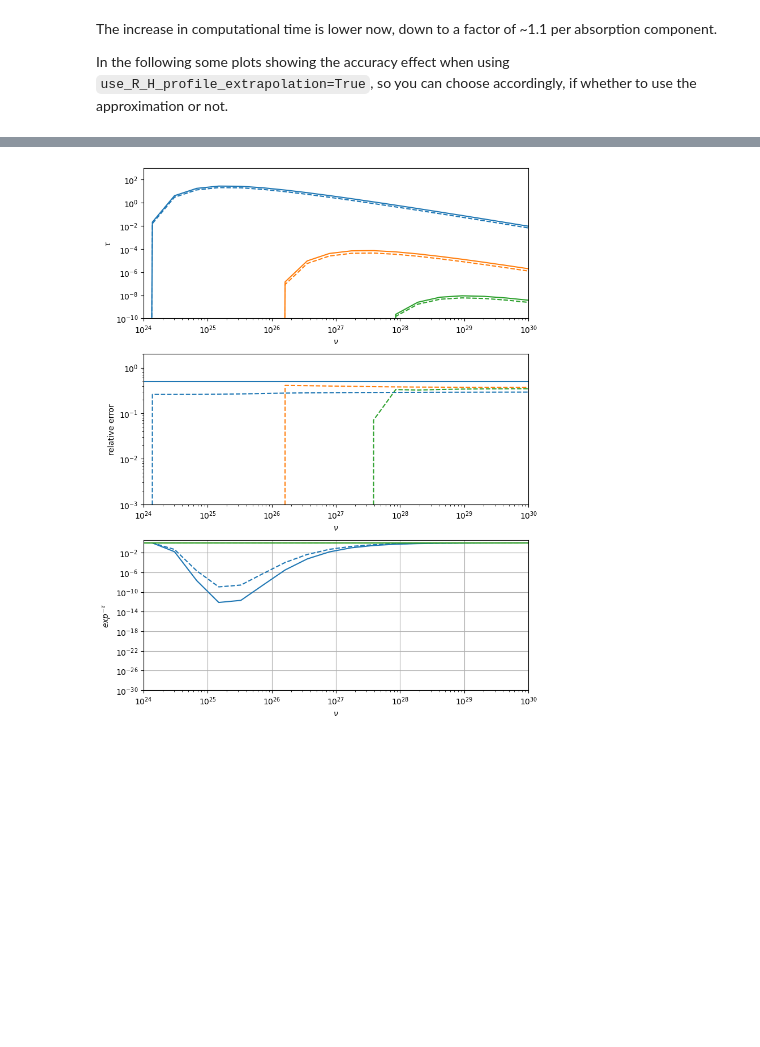
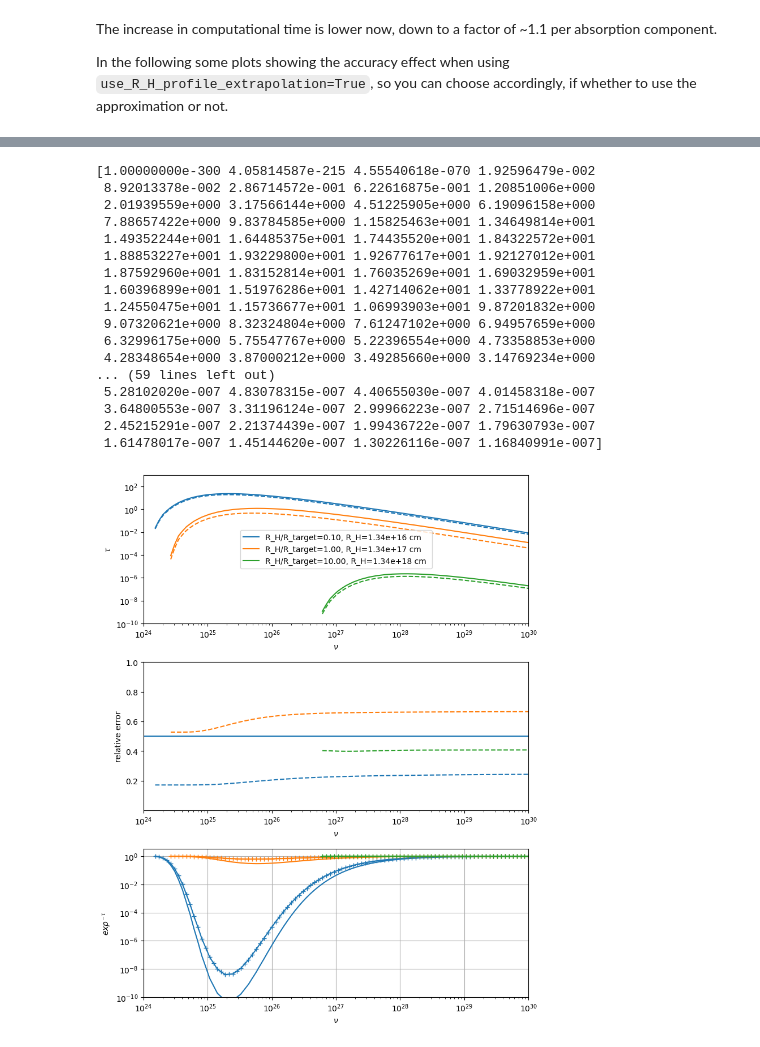
Before and after one commit to andreatramacere/jetset, a Jupyter notebook: doc/documentation_notebooks/notebooks/internal_abs/int_abs.ipynb, the cells around one changed output, grey strips where cells are left out. Cells and saved outputs as stored; diff of their text form; code cells hidden in the pictures; blank space fills up the shorter version.

```diff
--- a/doc/documentation_notebooks/notebooks/internal_abs/int_abs.ipynb
+++ b/doc/documentation_notebooks/notebooks/internal_abs/int_abs.ipynb
@@ -286,53 +289,71 @@ from matplotlib import pylab as plt
 jetset_model.parameters.tau_BLR.val=0.1
 #jetset_model.parameters.T_DT.val=1000
 fig,axs=plt.subplots(3,1,figsize=(8,10))
-R_BLR=jetset_model.parameters.R_BLR_out.val
+R_BLR=jetset_model.parameters.R_BLR_in.val
 colors = ['C0','C1','C2']
 comp='BLR'
 jetset_model.enable_internal_absorption(comp,N_R_H=50,N_theta=50,N_soft=50,N_hard=50,use_R_H_profile_extrapolation=False)
-nu_tau=np.logspace(np.log10(jetset_model._internal_absorption_comp[comp]['pars']['nu_min']),30,30)
-for ID,f in enumerate([0.1,5,30]):
+nu_hard_min=1E24
+nu_tau=np.logspace(np.log10(nu_hard_min),30,100)
+for ID,f in enumerate([.1,1,10]):
     jetset_model.parameters.R_H.val=R_BLR*f
     jetset_model.eval()
     jetset_model.enable_internal_absorption(comp,N_R_H=50,N_theta=50,N_soft=50,N_hard=50,use_R_H_profile_extrapolation=False)
     y,x=jetset_model.eval_internal_absorption(comp=comp,peak=False,nu=nu_tau)
 
     x=x*u.Hz
+    msk=y>1E-10
 
-    axs[0].loglog( x,y,c=colors[ID])
+    axs[0].loglog( x[msk],y[msk],c=colors[ID],label='R_H/R_target=%2.2f, R_H=%2.2e cm '%(f,jetset_model.parameters.R_H.val))
 
     jetset_model.enable_internal_absorption(comp,N_R_H=50,N_theta=50,N_soft=50,N_hard=50,use_R_H_profile_extrapolation=True,use_sigma_gamma_gamma_fast=False)
     y1,x=jetset_model.eval_internal_absorption(comp=comp,peak=False,nu=nu_tau)
     x=x*u.Hz
-    msk=y>1E-10
-    axs[0].loglog( x ,y1 ,'--',c=colors[ID])
+    axs[0].loglog( x[msk] ,y1[msk] ,'--',c=colors[ID])
+    print(y1)
+    axs[1].semilogx( x[msk],np.fabs(y1[msk] -y [msk])/y[msk],'--',c=colors[ID])
 
-    axs[1].loglog( x,np.fabs(y1 -y )/y,'--',c=colors[ID])
-
-    axs[2].loglog( x,np.exp(-y),'-',c=colors[ID])
-    axs[2].loglog( x,np.exp(-y1),'--',c=colors[ID])
-axs[0].set_xlim(1E24,1E30)
-
-axs[1].set_xlim(1E24,1E30)
-axs[2].set_xlim(1E24,1E30)
-
+    axs[2].loglog( x[msk],np.exp(-y[msk]),'-',c=colors[ID])
+    axs[2].loglog( x[msk],np.exp(-y1[msk]),'-+',c=colors[ID])
+    x_min=min(nu_hard_min,x[msk].value.min()/2)
+axs[0].set_xlim(x_min,1E30)
+axs[1].set_xlim(x_min,1E30)
+axs[2].set_xlim(x_min,1E30)
+axs[0].legend()
 
 axs[1].axhline(.5)
 
 axs[0].set_ylim(1E-10,1E3)
-axs[1].set_ylim(1E-3,2)
-axs[2].set_ylim(1E-30,)
+axs[1].set_ylim(1E-3,1)
+axs[2].set_ylim(1E-10,)
 axs[0].set_xlabel(r'$\nu$')
 axs[1].set_xlabel(r'$\nu$')
 axs[2].set_xlabel(r'$\nu$')
 
 axs[0].set_ylabel(r'$\tau$')
 axs[1].set_ylabel(r'relative error')
 axs[2].set_ylabel(r'$exp^{-\tau}$')
 plt.tight_layout()
 plt.grid()
 # %% [output]
+[1.00000000e-300 4.05814587e-215 4.55540618e-070 1.92596479e-002
+ 8.92013378e-002 2.86714572e-001 6.22616875e-001 1.20851006e+000
+ 2.01939559e+000 3.17566144e+000 4.51225905e+000 6.19096158e+000
+ 7.88657422e+000 9.83784585e+000 1.15825463e+001 1.34649814e+001
+ 1.49352244e+001 1.64485375e+001 1.74435520e+001 1.84322572e+001
+ 1.88853227e+001 1.93229800e+001 1.92677617e+001 1.92127012e+001
+ 1.87592960e+001 1.83152814e+001 1.76035269e+001 1.69032959e+001
+ 1.60396899e+001 1.51976286e+001 1.42714062e+001 1.33778922e+001
+ 1.24550475e+001 1.15736677e+001 1.06993903e+001 9.87201832e+000
+ 9.07320621e+000 8.32324804e+000 7.61247102e+000 6.94957659e+000
+ 6.32996175e+000 5.75547767e+000 5.22396554e+000 4.73358853e+000
+ 4.28348654e+000 3.87000212e+000 3.49285660e+000 3.14769234e+000
+... (59 lines left out)
+ 5.28102020e-007 4.83078315e-007 4.40655030e-007 4.01458318e-007
+ 3.64800553e-007 3.31196124e-007 2.99966223e-007 2.71514696e-007
+ 2.45215291e-007 2.21374439e-007 1.99436722e-007 1.79630793e-007
+ 1.61478017e-007 1.45144620e-007 1.30226116e-007 1.16840991e-007]
-[figure, old version]
+[figure, new version]
 # %%
 from matplotlib import pylab as plt
 #jetset_model.parameters.T_DT.val=1000
```
Also changed, not shown: parts of 12 cells of this notebook, 4 other files.
